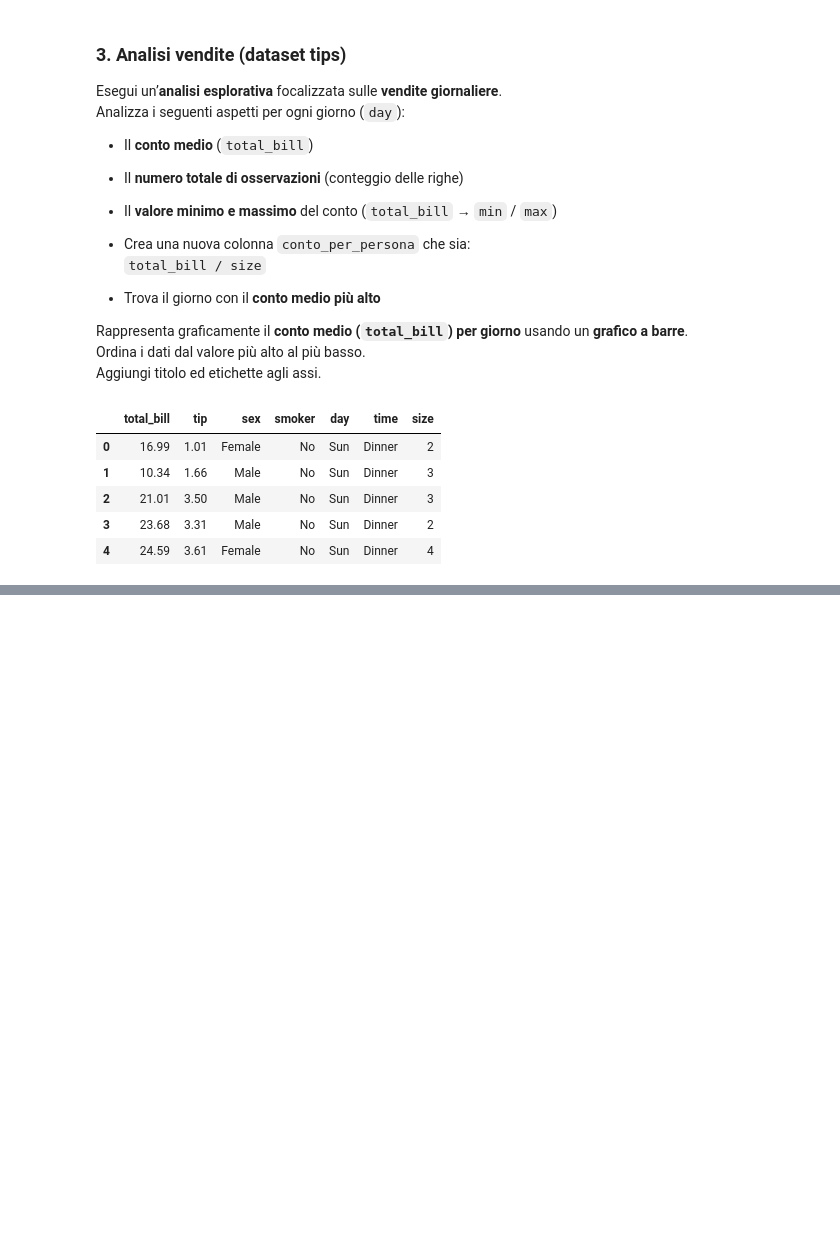
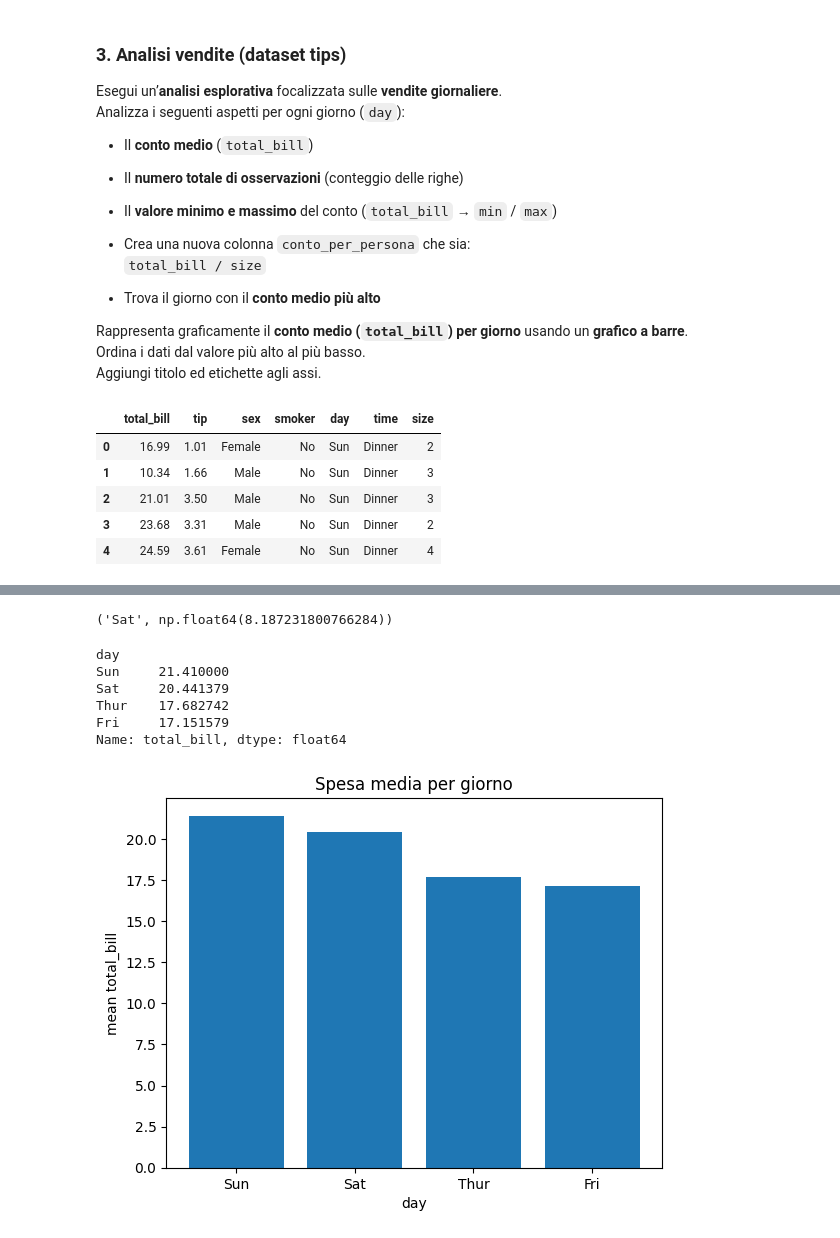
Before and after one commit to Neetre/intro_lab_2026, a Jupyter notebook: lez3/es.ipynb, the cells around one changed output, grey strips where cells are left out. Saved outputs shown, nothing was run; the diff lists cells and outputs as text; code cells hidden in the pictures; blank space fills up the shorter version.

```diff
--- a/lez3/es.ipynb
+++ b/lez3/es.ipynb
@@ -139,0 +290,3 @@ df.head()
+# %%
+df['conto_per_persona'] = df['total_bill'] / df['size']
+df['conto_per_persona']
@@ -139,0 +306,23 @@ df.head()
+# %%
+mean_by_day = df.groupby('day')['conto_per_persona'].mean().sort_values(ascending=False)
+mean_by_day.idxmax(), mean_by_day.max()
+# %% [output]
+('Sat', np.float64(8.187231800766284))
+# %%
+mean_bill_by_day = df.groupby('day')['total_bill'].mean().sort_values(ascending=False)
+mean_bill_by_day
+# %% [output]
+day
+Sun     21.410000
+Sat     20.441379
+Thur    17.682742
+Fri     17.151579
+Name: total_bill, dtype: float64
+# %%
+plt.bar(mean_bill_by_day.index, mean_bill_by_day.values)
+plt.xlabel('day')
+plt.ylabel('mean total_bill')
+plt.title('Spesa media per giorno')
+plt.show()
+# %% [output]
+[figure, added]
```
Also changed, not shown: parts of 15 cells of this notebook, 2 other files.
